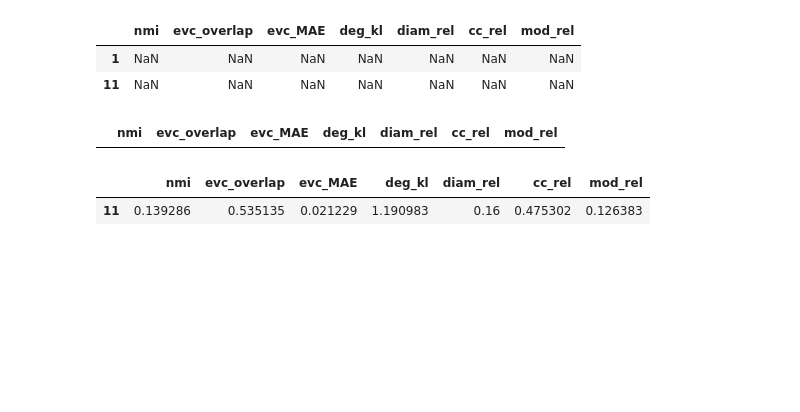
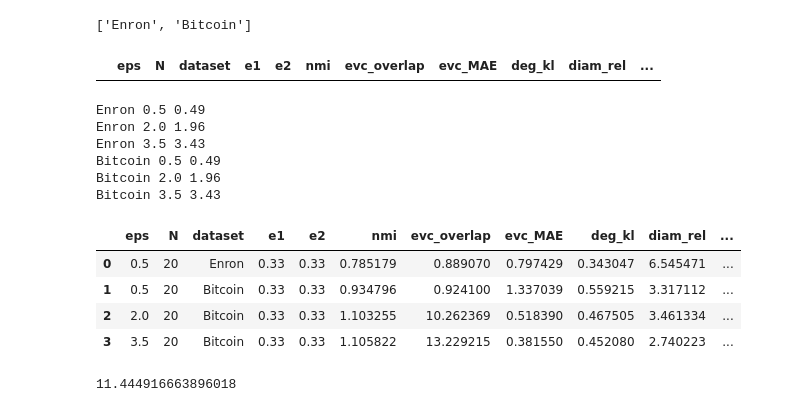
Before and after one commit to AliceSzzze/PrivGraph, a Jupyter notebook: notebooks/baseline.ipynb, the cells around one changed output. Cells and saved outputs as stored; diff of their text form; code cells hidden in the pictures; blank space fills up the shorter version.

Commit message:
baseline

```diff
--- a/notebooks/baseline.ipynb
+++ b/notebooks/baseline.ipynb
@@ -219,17 +151,48 @@ compare('Bitcoin')
-# %%
-b = baseline.loc[(baseline['dataset'] == 'Bitcoin') & (baseline['eps'] == 2.0)][metrics]
-o = dfs.loc[(dfs['dataset'] == 'Bitcoin') & (dfs['eps'] == 2.0*0.98)][metrics]
-display(o/b)
-# %% [output]
-|  | nmi | evc_overlap | evc_MAE | deg_kl | diam_rel | cc_rel | mod_rel |
-| 1 | NaN | NaN | NaN | NaN | NaN | NaN | NaN |
-| 11 | NaN | NaN | NaN | NaN | NaN | NaN | NaN |
-# %%
-dfs.loc[(dfs['dataset'] == 'Bitcoin') & (dfs['eps'] == 3.5*0.98)][metrics]
-# %% [output]
-|  | nmi | evc_overlap | evc_MAE | deg_kl | diam_rel | cc_rel | mod_rel |
+# %%
+reduced_eps = [0.49, 1.96, 3.43]
+metrics = ['nmi','evc_overlap','evc_MAE','deg_kl', 'diam_rel','cc_rel','mod_rel']
+datasets = list(set(dfs['dataset'].unique()) & set(baseline['dataset'].unique()))
+
+eps = [0.5, 2.0, 3.5]
+datasets
+# %% [output]
+['Enron', 'Bitcoin']
 # %%
-baseline.loc[(baseline['dataset'] == 'Bitcoin') & (baseline['eps'] == 2.0)][metrics]
+baseline.loc[(baseline['dataset'] == 'Facebook') ]
 # %% [output]
-|  | nmi | evc_overlap | evc_MAE | deg_kl | diam_rel | cc_rel | mod_rel |
-| 11 | 0.139286 | 0.535135 | 0.021229 | 1.190983 | 0.16 | 0.475302 | 0.126383 |
+|  | eps | N | dataset | e1 | e2 | nmi | evc_overlap | evc_MAE | deg_kl | diam_rel | ... |
+# %%
+changes = pd.DataFrame()
+for dataset in datasets:
+    for i in range(len(eps)):
+        print(dataset, eps[i], reduced_eps[i])
+        b = baseline.loc[(baseline['dataset'] == dataset) & (baseline['eps'] == eps[i])][metrics]
+        o = dfs.loc[(dfs['dataset'] == dataset) & (dfs['eps'] == reduced_eps[i])][metrics]
+        if (len(o)+ len(b) != 2):
+            continue
+        # display(b)
+        # display(o)
+        # display(o.iloc[0].div(b.iloc[0]))
+
+        row = baseline[(baseline['dataset'] == dataset) & (baseline['eps'] == eps[i])].copy()
+        row[metrics] = o.iloc[0].div(b.iloc[0])
+        # display(row)
+        changes = changes.append(row, ignore_index=True)
+changes
+# %% [output]
+Enron 0.5 0.49
+Enron 2.0 1.96
+Enron 3.5 3.43
+Bitcoin 0.5 0.49
+Bitcoin 2.0 1.96
+Bitcoin 3.5 3.43
+|  | eps | N | dataset | e1 | e2 | nmi | evc_overlap | evc_MAE | deg_kl | diam_rel | ... |
+| 0 | 0.5 | 20 | Enron | 0.33 | 0.33 | 0.785179 | 0.889070 | 0.797429 | 0.343047 | 6.545471 | ... |
+| 1 | 0.5 | 20 | Bitcoin | 0.33 | 0.33 | 0.934796 | 0.924100 | 1.337039 | 0.559215 | 3.317112 | ... |
+| 2 | 2.0 | 20 | Bitcoin | 0.33 | 0.33 | 1.103255 | 10.262369 | 0.518390 | 0.467505 | 3.461334 | ... |
+| 3 | 3.5 | 20 | Bitcoin | 0.33 | 0.33 | 1.105822 | 13.229215 | 0.381550 | 0.452080 | 2.740223 | ... |
+# %%
+# mean of the mean
+changes[metrics].mean().mean()
+# %% [output]
+11.444916663896018
```
Also changed, not shown: parts of 11 cells of this notebook, 5 other files.
